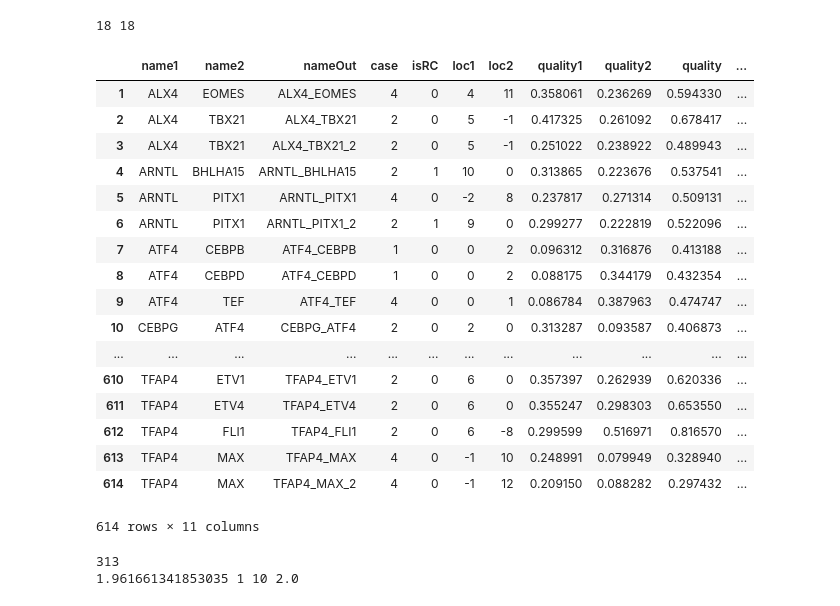
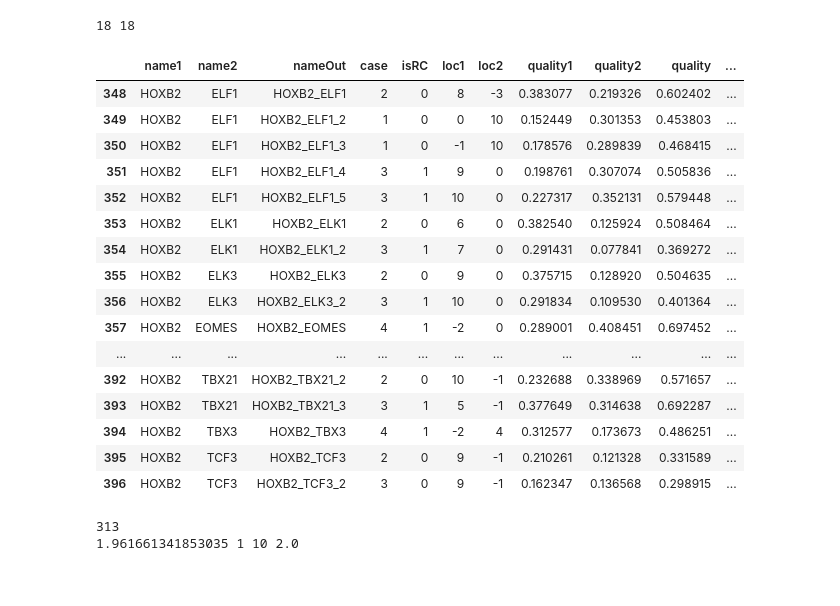
Before and after one commit to JasonLinjc/motif_synthesis, a Jupyter notebook: data_preprocessing.ipynb, the cells around one changed output. Cells and saved outputs as stored; diff of their text form; code cells hidden in the pictures.

```diff
--- a/data_preprocessing.ipynb
+++ b/data_preprocessing.ipynb
@@ -1,34 +1,33 @@
 # %%
 import numpy as np
 import pandas as pd
 orien_case = pd.read_csv("./JiecongData/orientation_dimer.csv", index_col=[0])
 overlap_len = pd.read_csv("./JiecongData/overlaplen_dimer.csv", index_col=[0])
 dimer_data = pd.read_csv("./JiecongData/row_dimer_data.csv", index_col=[0])
 overlap_len
 len1=max(overlap_len['NumOfCols1'])
 len2=max(overlap_len['NumOfCols2'])
 print(len1, len2)
-dimer_data
+dimer_data[dimer_data['name1'] == 'HOXB2']
 # %% [output]
 18 18
 |  | name1 | name2 | nameOut | case | isRC | loc1 | loc2 | quality1 | quality2 | quality | ... |
-| 1 | ALX4 | EOMES | ALX4_EOMES | 4 | 0 | 4 | 11 | 0.358061 | 0.236269 | 0.594330 | ... |
-| 2 | ALX4 | TBX21 | ALX4_TBX21 | 2 | 0 | 5 | -1 | 0.417325 | 0.261092 | 0.678417 | ... |
-| 3 | ALX4 | TBX21 | ALX4_TBX21_2 | 2 | 0 | 5 | -1 | 0.251022 | 0.238922 | 0.489943 | ... |
-| 4 | ARNTL | BHLHA15 | ARNTL_BHLHA15 | 2 | 1 | 10 | 0 | 0.313865 | 0.223676 | 0.537541 | ... |
-| 5 | ARNTL | PITX1 | ARNTL_PITX1 | 4 | 0 | -2 | 8 | 0.237817 | 0.271314 | 0.509131 | ... |
-| 6 | ARNTL | PITX1 | ARNTL_PITX1_2 | 2 | 1 | 9 | 0 | 0.299277 | 0.222819 | 0.522096 | ... |
-| 7 | ATF4 | CEBPB | ATF4_CEBPB | 1 | 0 | 0 | 2 | 0.096312 | 0.316876 | 0.413188 | ... |
-| 8 | ATF4 | CEBPD | ATF4_CEBPD | 1 | 0 | 0 | 2 | 0.088175 | 0.344179 | 0.432354 | ... |
-| 9 | ATF4 | TEF | ATF4_TEF | 4 | 0 | 0 | 1 | 0.086784 | 0.387963 | 0.474747 | ... |
-| 10 | CEBPG | ATF4 | CEBPG_ATF4 | 2 | 0 | 2 | 0 | 0.313287 | 0.093587 | 0.406873 | ... |
+| 348 | HOXB2 | ELF1 | HOXB2_ELF1 | 2 | 0 | 8 | -3 | 0.383077 | 0.219326 | 0.602402 | ... |
+| 349 | HOXB2 | ELF1 | HOXB2_ELF1_2 | 1 | 0 | 0 | 10 | 0.152449 | 0.301353 | 0.453803 | ... |
+| 350 | HOXB2 | ELF1 | HOXB2_ELF1_3 | 1 | 0 | -1 | 10 | 0.178576 | 0.289839 | 0.468415 | ... |
+| 351 | HOXB2 | ELF1 | HOXB2_ELF1_4 | 3 | 1 | 9 | 0 | 0.198761 | 0.307074 | 0.505836 | ... |
+| 352 | HOXB2 | ELF1 | HOXB2_ELF1_5 | 3 | 1 | 10 | 0 | 0.227317 | 0.352131 | 0.579448 | ... |
+| 353 | HOXB2 | ELK1 | HOXB2_ELK1 | 2 | 0 | 6 | 0 | 0.382540 | 0.125924 | 0.508464 | ... |
+| 354 | HOXB2 | ELK1 | HOXB2_ELK1_2 | 3 | 1 | 7 | 0 | 0.291431 | 0.077841 | 0.369272 | ... |
+| 355 | HOXB2 | ELK3 | HOXB2_ELK3 | 2 | 0 | 9 | 0 | 0.375715 | 0.128920 | 0.504635 | ... |
+| 356 | HOXB2 | ELK3 | HOXB2_ELK3_2 | 3 | 1 | 10 | 0 | 0.291834 | 0.109530 | 0.401364 | ... |
+| 357 | HOXB2 | EOMES | HOXB2_EOMES | 4 | 1 | -2 | 0 | 0.289001 | 0.408451 | 0.697452 | ... |
 | ... | ... | ... | ... | ... | ... | ... | ... | ... | ... | ... | ... |
-| 610 | TFAP4 | ETV1 | TFAP4_ETV1 | 2 | 0 | 6 | 0 | 0.357397 | 0.262939 | 0.620336 | ... |
-| 611 | TFAP4 | ETV4 | TFAP4_ETV4 | 2 | 0 | 6 | 0 | 0.355247 | 0.298303 | 0.653550 | ... |
-| 612 | TFAP4 | FLI1 | TFAP4_FLI1 | 2 | 0 | 6 | -8 | 0.299599 | 0.516971 | 0.816570 | ... |
-| 613 | TFAP4 | MAX | TFAP4_MAX | 4 | 0 | -1 | 10 | 0.248991 | 0.079949 | 0.328940 | ... |
-| 614 | TFAP4 | MAX | TFAP4_MAX_2 | 4 | 0 | -1 | 12 | 0.209150 | 0.088282 | 0.297432 | ... |
+| 392 | HOXB2 | TBX21 | HOXB2_TBX21_2 | 2 | 0 | 10 | -1 | 0.232688 | 0.338969 | 0.571657 | ... |
+| 393 | HOXB2 | TBX21 | HOXB2_TBX21_3 | 3 | 1 | 5 | -1 | 0.377649 | 0.314638 | 0.692287 | ... |
+| 394 | HOXB2 | TBX3 | HOXB2_TBX3 | 4 | 1 | -2 | 4 | 0.312577 | 0.173673 | 0.486251 | ... |
+| 395 | HOXB2 | TCF3 | HOXB2_TCF3 | 2 | 0 | 9 | -1 | 0.210261 | 0.121328 | 0.331589 | ... |
+| 396 | HOXB2 | TCF3 | HOXB2_TCF3_2 | 3 | 0 | 9 | -1 | 0.162347 | 0.136568 | 0.298915 | ... |
-614 rows × 11 columns
 # %%
 dimer_over_dict = {}
 for idx, row in overlap_len.iterrows():
```
Also changed, not shown: parts of 4 cells of this notebook, 3 other files.
